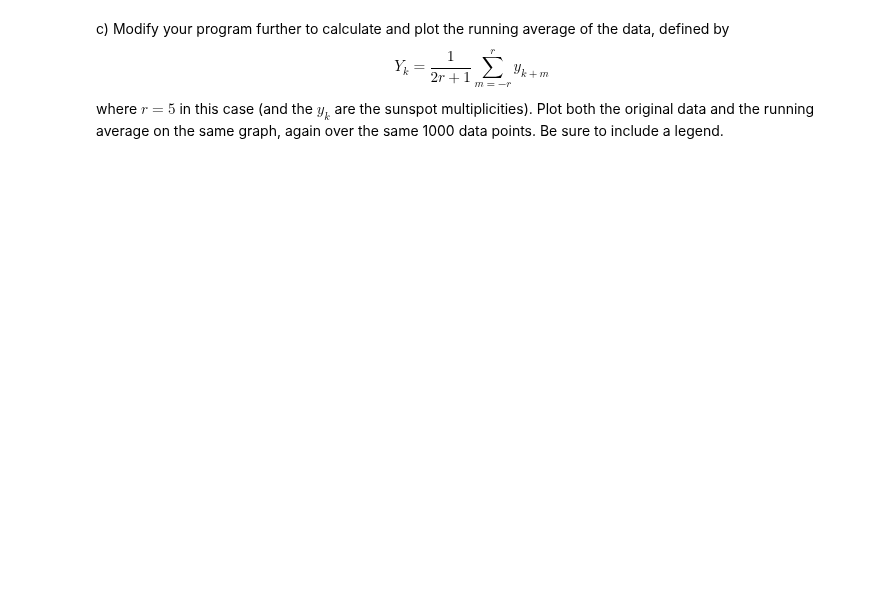
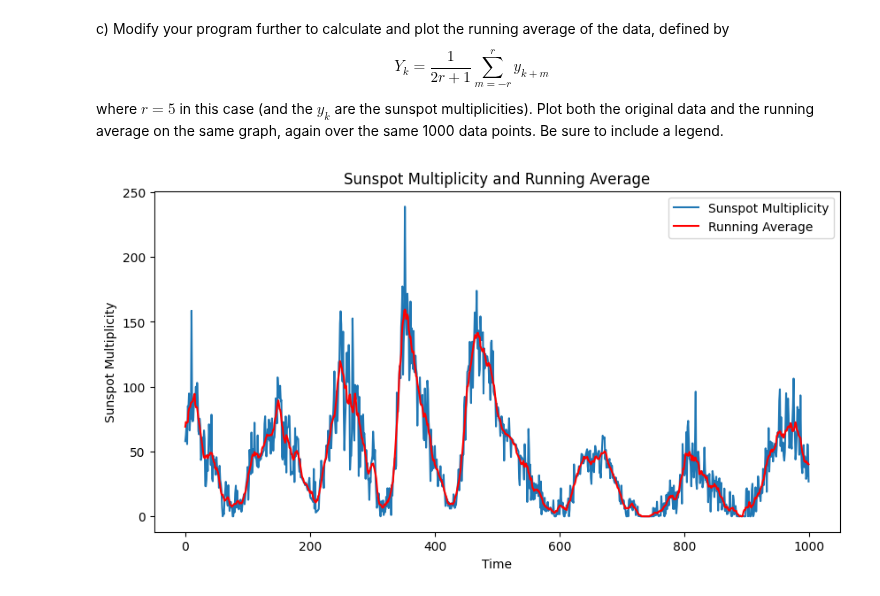
Before and after one commit to CWCopeland/ComputationalPhysics, a Jupyter notebook: Homework/Homework_02.ipynb, the cells around one changed output. Saved outputs shown, nothing was run; the diff lists cells and outputs as text; code cells hidden in the pictures; blank space fills up the shorter version.

```diff
--- a/Homework/Homework_02.ipynb
+++ b/Homework/Homework_02.ipynb
@@ -10,3 +57,53 @@ b) Modify your program to display only 1000 data points on the graph (avoid the
 c) Modify your program further to calculate and plot the running average of the data, defined by
 $$Y_k=\frac{1}{2r+1}\sum_{m=-r}^r y_{k+m}$$
 where $r = 5$ in this case (and the $y_k$ are the sunspot multiplicities). Plot both the original data and the running average on the same graph, again over the same 1000 data points.  Be sure to include a legend.
+# %%
+import numpy as np
+import matplotlib.pyplot as plt
+
+
+def read_data(file_path):
+    data = np.loadtxt(file_path)
+    return data
+
+
+def running_average(data, r):
+    n = len(data)
+    avg_data = np.zeros(n)
+    for k in range(n):
+        start = max(0, k - r)
+        end = min(n, k + r + 1)
+        avg_data[k] = np.mean(data[start:end])
+    return avg_data
+
+
+def main():
+    file_path = '/sunspots.txt'
+    data = read_data(file_path)
+
+
+    if len(data) > 1000:
+        data = data[:1000]
+
+    time = data[:, 0]
+    sunspot_multiplicity = data[:, 1]
+
+
+    plt.figure(figsize=(10, 5))
+    plt.plot(time, sunspot_multiplicity, label='Sunspot Multiplicity')
+
+
+    r = 5
+    avg_data = running_average(sunspot_multiplicity, r)
+    plt.plot(time, avg_data, label='Running Average', color='red')
+
+    plt.xlabel('Time')
+    plt.ylabel('Sunspot Multiplicity')
+    plt.title('Sunspot Multiplicity and Running Average')
+    plt.legend()
+    plt.show()
+
+if __name__ == "__main__":
+    main()
+# %% [output]
+[figure, added]
```
Also changed, not shown: parts of 2 cells of this notebook.
